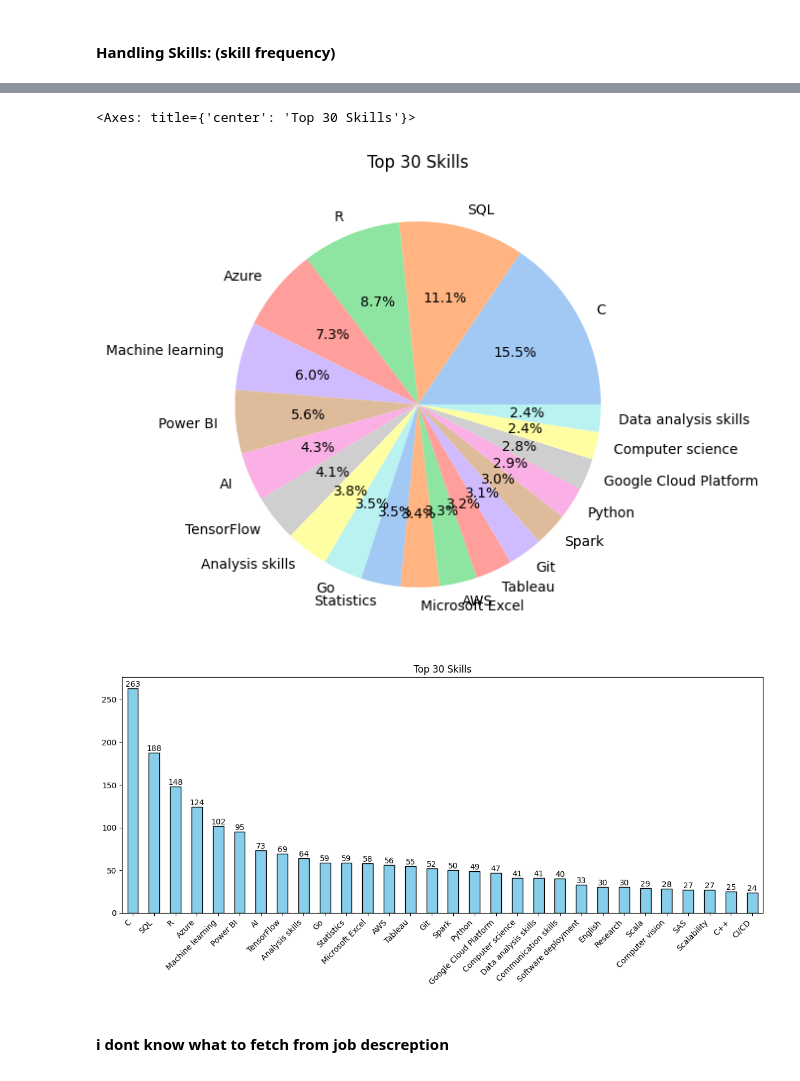
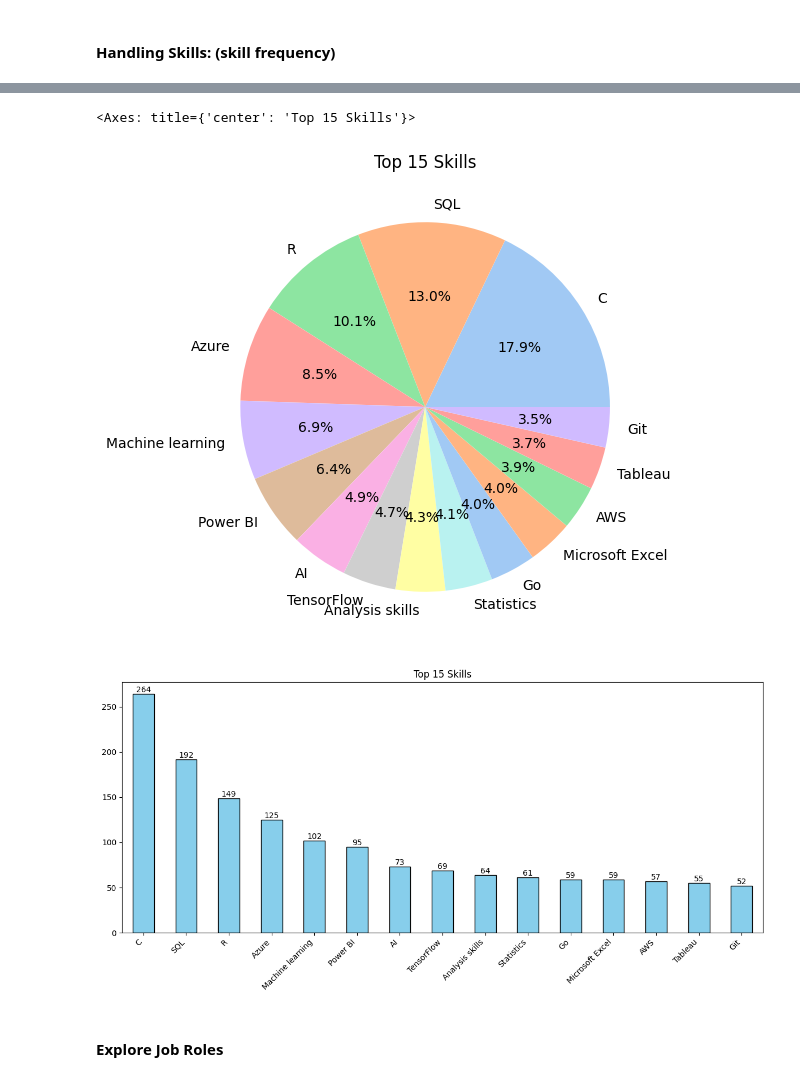
Before and after one commit to Salah-Mo-hammed/ds-jobs, a Jupyter notebook: ds_jobs_project/notebooks/ds_jobs_notebook.ipynb, the cells around one changed output, grey strips where cells are left out. Saved outputs shown, nothing was run; the diff lists cells and outputs as text; code cells hidden in the pictures.

```diff
--- a/ds_jobs_project/notebooks/ds_jobs_notebook.ipynb
+++ b/ds_jobs_project/notebooks/ds_jobs_notebook.ipynb
@@ -589,4 +656,9 @@ df['avg_salary']=(df['min_salary']+df['max_salary'])/2
 # %%
 # handle hourly salaries, since it wont be comparable to annual salaries.
 # we will convert them to annual salaries by multiplying them by 2080 (40 hours per week * 52 weeks per year)
-df.loc[df['Hourly']==1,['min_salary','max_salary','avg_salary']]*= 2080/1000
+conditions= (
+        (df['Hourly'] == 1) &
+        ((df['min_salary']!= -1) | (df['max_salary']!= -1))
+)
+
+df.loc[conditions,['min_salary','max_salary','avg_salary']]*= 2080/1000 # 2080 is 52*40, and 1000 to convert as K
@@ -680,5 +816,23 @@ Name: Skills, Length: 631, dtype: object
 # %%
-unique_skills=set(skill.strip() for sublist in skills for skill in sublist)
+## my code good ,but performace isn't that good
+#unique_skills=set(skill.strip() for sublist in skills for skill in sublist)
 
-for skill in unique_skills:
-    df[f'{skill}']=df['Skills'].apply(lambda x: int(skill in x) if isinstance(x, str) else 0)
+#for skill in unique_skills:
+#    df[f'{skill}']=df['Skills'].apply(lambda x: int(skill in x) if isinstance(x, str) else 0)
+# %%
+# better code to improve performance, (AI suggested)
+# 1. Clean the unique skills set first to remove junk or empty entries
+unique_skills = set(skill.strip() for sublist in skills for skill in sublist if skill.strip())
+
+# 2. Create the dictionary (NO columns added to df yet)
+skill_data = {}
+for skill in unique_skills:
+    if skill.lower() == 'skill':
+        continue
+
+    skill_data[f'{skill}'] = df['Skills'].apply(
+        lambda x: int(skill in x) if isinstance(x, str) else 0
+    )
+
+skills_df = pd.DataFrame(skill_data)
+df = pd.concat([df, skills_df], axis=1).copy()
@@ -699,7 +862,7 @@ meta_cols = [
     'Job Title', 'Company', 'Location', 'Salary Estimate',
     'Job Description', 'Job Age', 'Hourly', 'Glassdoor_Estimate',
     'Employer_Provided', 'currency', 'min_salary', 'max_salary',
-    'avg_salary', 'Skills'
+    'avg_salary', 'Skills','Country'
 ]
 
 skill_cols = [col for col in df.columns if col not in meta_cols]
@@ -741,24 +904,24 @@ Embedded software            1
 Length: 349, dtype: int64
 # %%
-skill_count.head(20).plot(
+skill_count.head(15).plot(
     kind='pie',
     figsize=(12,6),
     autopct='%1.1f%%',
     colors=sns.color_palette('pastel'),
 
-    title='Top 30 Skills'
+    title='Top 15 Skills'
 )
 # %% [output]
-<Axes: title={'center': 'Top 30 Skills'}>
+<Axes: title={'center': 'Top 15 Skills'}>
-[figure, old version]
+[figure, new version]
 # %%
-ax = skill_count.head(30).plot(
+ax = skill_count.head(15).plot(
     kind='bar',
     figsize=(12,6),
     color='skyblue',
     edgecolor='black',
     rot=45,
-    title='Top 30 Skills'
+    title='Top 15 Skills'
 )
 
 ax.bar_label(ax.containers[0])
@@ -767,6 +930,6 @@ plt.xticks(ha='right')
 plt.tight_layout()
 plt.show()
 # %% [output]
-[figure, old version]
+[figure, new version]
 # %% [markdown]
-#### i dont know what to fetch from job descreption
+#### Explore Job Roles
```
Also changed, not shown: parts of 56 cells of this notebook, 1 other file.
